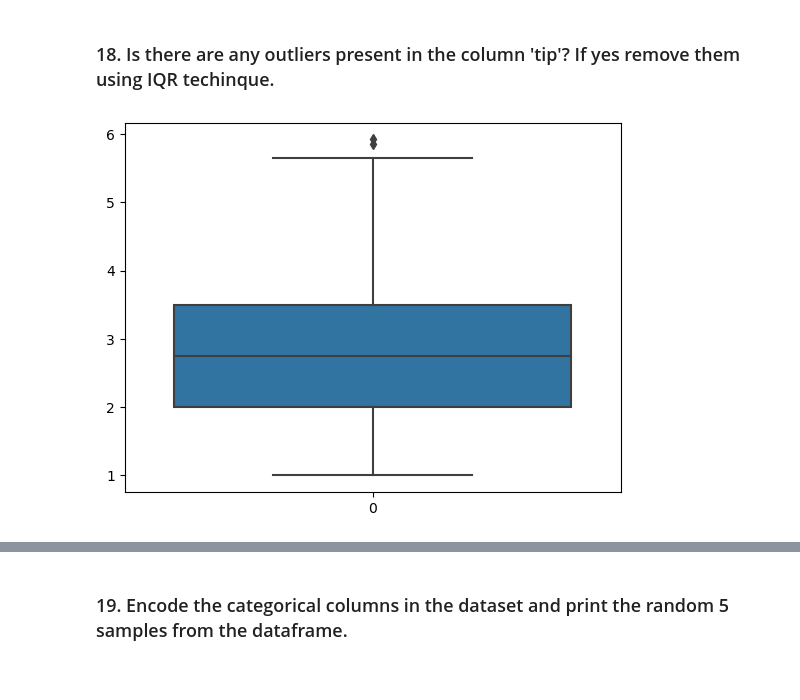
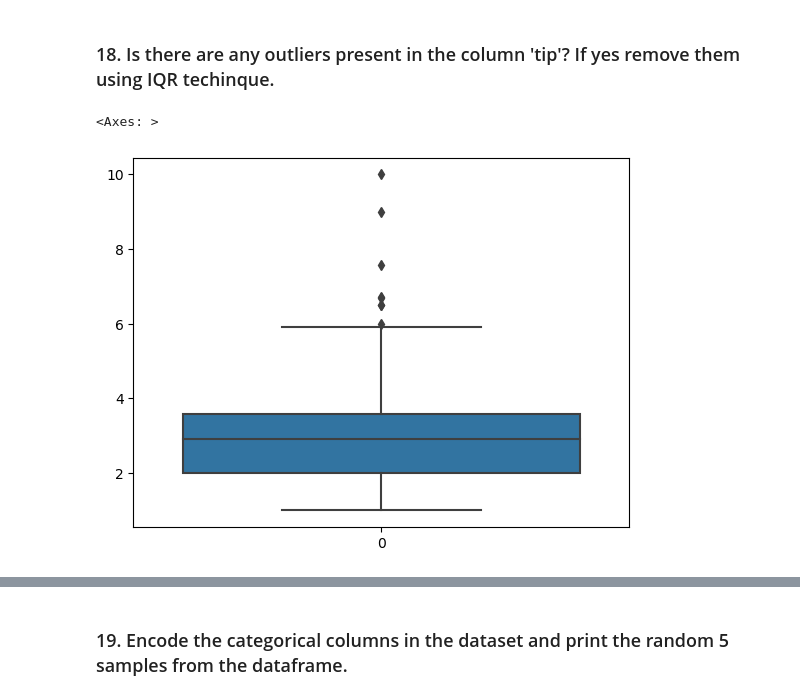
Before and after one commit to krishnakumarsingh/krishnaKumar_Lab2_Python, a Jupyter notebook: Lab 2 - Problem Statement (Python for DS).ipynb, the cells around one changed output, grey strips where cells are left out. Cells and saved outputs as stored; diff of their text form; code cells hidden in the pictures.

```diff
--- a/Lab 2 - Problem Statement (Python for DS).ipynb
+++ b/Lab 2 - Problem Statement (Python for DS).ipynb
@@ -277,9 +368,9 @@ plt.show()
 # %% [markdown]
 ### 18. Is there are any outliers present in the column 'tip'? If yes remove them using IQR techinque.
 # %%
-sns.boxplot(df_out['tip'])
-plt.show()
+sns.boxplot(df['tip'])
 # %% [output]
+<Axes: >
-[figure, old version]
+[figure, new version]
 # %%
 Q1 = df['tip'].quantile(0.25)
```
Also changed, not shown: parts of 44 cells of this notebook, 1 other file.
